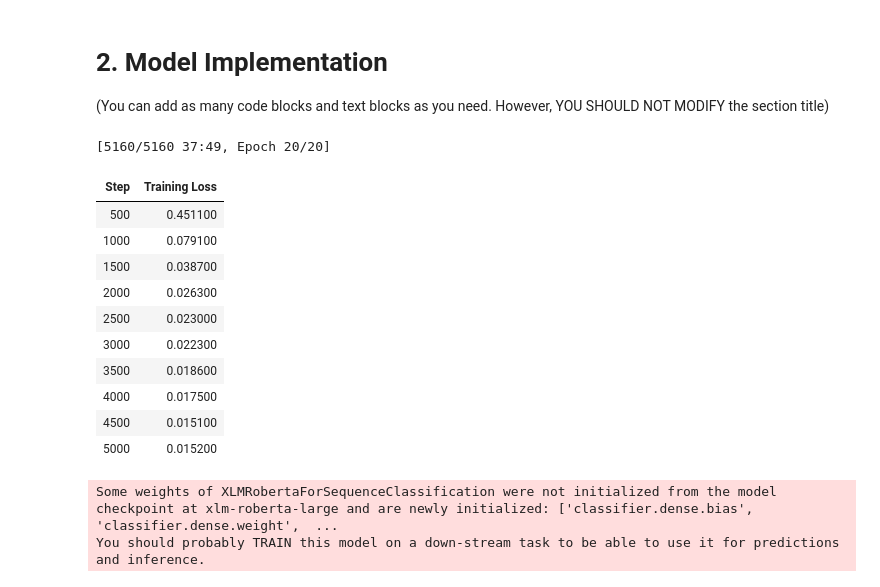
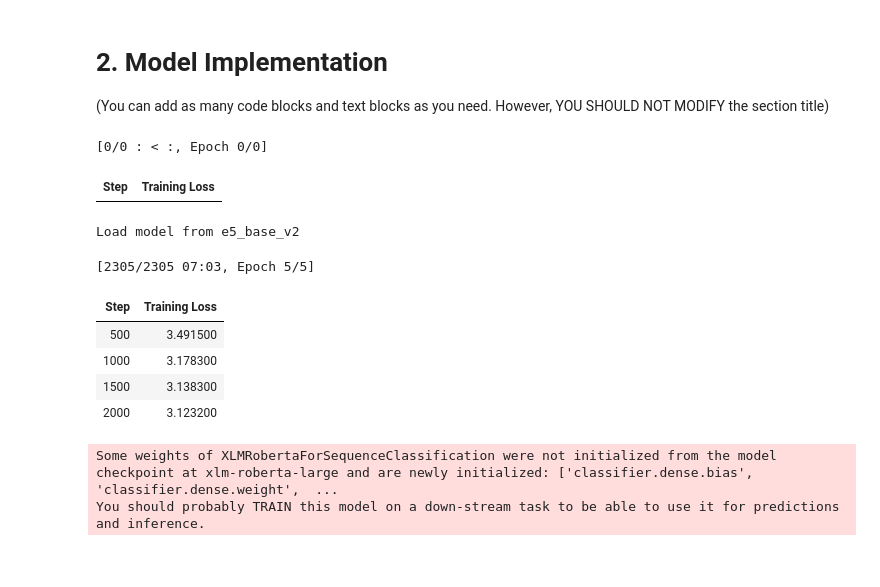
Before and after one commit to FSYFSYFSY/Automated-Fact-checking-System, a Jupyter notebook: COMP90042_Project_2025.ipynb, the cells around one changed output. Cells and saved outputs as stored; diff of their text form; code cells hidden in the pictures.

Commit message:
Fix some bugs, add a code block of tuning E5 with negative evidence

```diff
--- a/COMP90042_Project_2025.ipynb
+++ b/COMP90042_Project_2025.ipynb
@@ -141,43 +144,87 @@ with Run().context(RunConfig(nranks=1, experiment="colab_run", root="./colbert")
 # %%
 #!!!Only run once, otherwise you want to refune-tune the model!!!
 #Finetuning the intfloat/e5-base-v2 model base on our training data
 train_pairs = []
 
 for claim_info in train_claims.values():
     claim_text = claim_info["claim_text"]
     for evid_id in claim_info["evidences"]:
         if evid_id in evidence:
             evidence_text = evidence[evid_id]
             train_pairs.append((claim_text, evidence_text))
 
 train_examples = [
     InputExample(texts=["query: " + claim, "passage: " + evidence]) for claim, evidence in train_pairs
 ]
 
 e5_base_model = SentenceTransformer("intfloat/e5-base-v2")
 
-train_dataloader = DataLoader(train_examples, shuffle=True, batch_size=16)
+train_dataloader = DataLoader(train_examples, shuffle=True, batch_size=8)
 train_loss = losses.MultipleNegativesRankingLoss(e5_base_model)
 
 e5_base_model.fit(
     train_objectives=[(train_dataloader, train_loss)],
-    epochs=20,
+    epochs=0,
     warmup_steps=100,
     show_progress_bar=True,
     output_path="e5_finetuned_co2"
 )
 
+torch.cuda.empty_cache()
+
 #model will be saved in the e5_finetuned_co2 folder in current working directory
 # %% [output]
-[5160/5160 37:49, Epoch 20/20]
+[0/0 : < :, Epoch 0/0]
 | Step | Training Loss |
-| 500 | 0.451100 |
-| 1000 | 0.079100 |
-| 1500 | 0.038700 |
-| 2000 | 0.026300 |
-| 2500 | 0.023000 |
-| 3000 | 0.022300 |
-| 3500 | 0.018600 |
-| 4000 | 0.017500 |
-| 4500 | 0.015100 |
-| 5000 | 0.015200 |
+# %%
+#!!!Only run once, otherwise you want to refune-tune the model!!!
+#Finetuning the intfloat/e5-base-v2 model base on our training data， this will randomly sample 3 negative samples
+train_examples = []
+
+for claim_info in train_claims.values():
+    claim_text = "query: " + claim_info["claim_text"]
+    pos_ids = [eid for eid in claim_info["evidences"] if eid in evidence]
+    if not pos_ids:
+        continue
+
+    pos_text = "passage: " + evidence[random.choice(pos_ids)]
+
+    all_ids = set(evidence.keys())
+    neg_pool = list(all_ids - set(pos_ids))
+    if len(neg_pool) < 3:
+        continue
+
+    neg_ids = random.sample(neg_pool, k=3)
+    neg_texts = ["passage: " + evidence[eid] for eid in neg_ids]
+
+    for neg_text in neg_texts:
+        train_examples.append(
+            InputExample(texts=[claim_text, pos_text, neg_text])
+        )
+
+model = SentenceTransformer("intfloat/e5-base-v2")
+print("Load model from e5_base_v2")
+
+train_dataset = SentencesDataset(train_examples, model)
+train_dataloader = DataLoader(train_dataset, shuffle=True, batch_size=8)
+
+train_loss = losses.TripletLoss(model=model)
+
+model.fit(
+    train_objectives=[(train_dataloader, train_loss)],
+    epochs=5,
+    warmup_steps=100,
+    show_progress_bar=True,
+    output_path="e5_finetuned_co2_triplet",
+)
+
+torch.cuda.empty_cache()
+#model will be saved in the e5_finetuned_co2_triplet folder in current working directory
+# %% [output]
+Load model from e5_base_v2
+[2305/2305 07:03, Epoch 5/5]
+| Step | Training Loss |
+| 500 | 3.491500 |
+| 1000 | 3.178300 |
+| 1500 | 3.138300 |
+| 2000 | 3.123200 |
```
Also changed, not shown: parts of 10 cells of this notebook.
